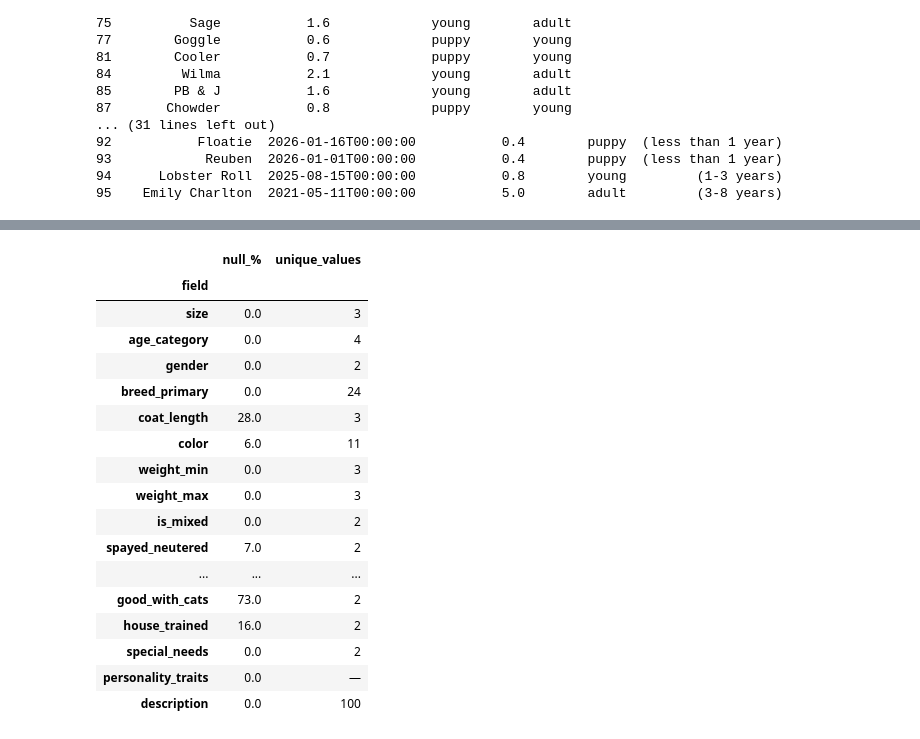
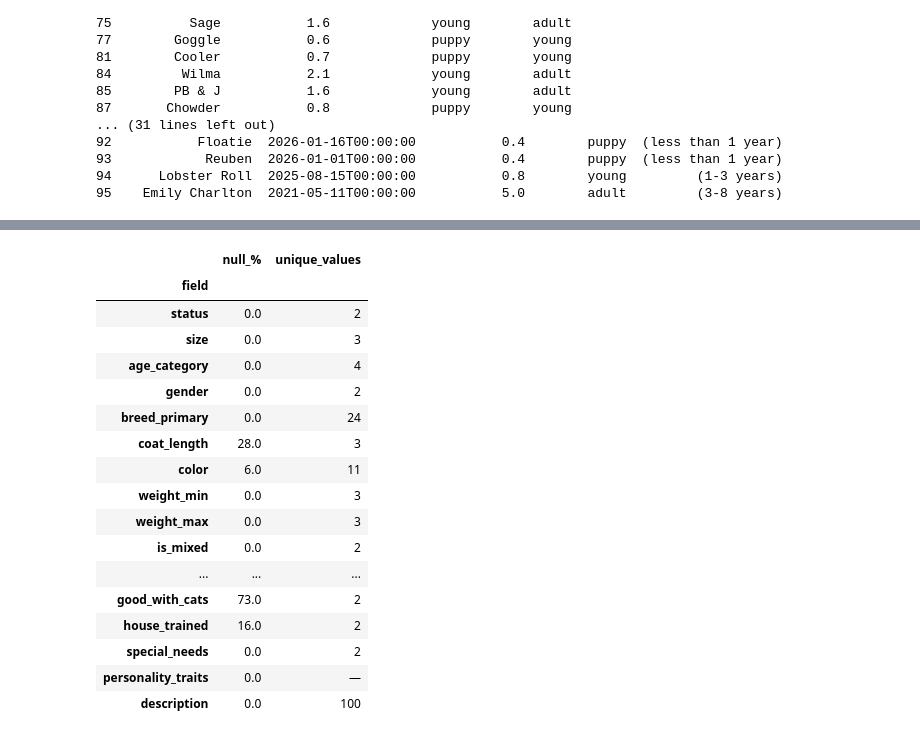
Before and after one commit to shrutiagarwal28/fetchr, a Jupyter notebook: audit.ipynb, the cells around one changed output, grey strips where cells are left out. Drawn from its saved outputs; the diff is of its cells as text; code cells hidden in the pictures.

```diff
--- a/audit.ipynb
+++ b/audit.ipynb
@@ -648,24 +654,26 @@ SQLite is unblocking for data collection, but Postgres + pgvector is required be
 See `notes/expansion-plan.md`.
 # %%
 feature_fields = [
+    'status',
     'size', 'age_category', 'gender', 'breed_primary', 'coat_length', 'color',
     'weight_min', 'weight_max', 'is_mixed', 'spayed_neutered', 'vaccinated',
     'good_with_kids', 'good_with_dogs', 'good_with_cats',
     'house_trained', 'special_needs',
     'personality_traits', 'description',
 ]
 
 summary_rows = []
 for field in feature_fields:
     null_pct = df[field].isnull().sum() / len(df) * 100
     is_list = df[field].apply(lambda x: isinstance(x, list)).any()
     unique = '—' if is_list else df[field].nunique()
     summary_rows.append({'field': field, 'null_%': round(null_pct, 1), 'unique_values': unique})
 
 pd.DataFrame(summary_rows).set_index('field')
 # %% [output]
 |  | null_% | unique_values |
 | field |  |  |
+| status | 0.0 | 2 |
 | size | 0.0 | 3 |
 | age_category | 0.0 | 4 |
 | gender | 0.0 | 2 |
@@ -675,7 +683,6 @@ pd.DataFrame(summary_rows).set_index('field')
 | weight_min | 0.0 | 3 |
 | weight_max | 0.0 | 3 |
 | is_mixed | 0.0 | 2 |
-| spayed_neutered | 7.0 | 2 |
 | ... | ... | ... |
 | good_with_cats | 73.0 | 2 |
 | house_trained | 16.0 | 2 |
```
Also changed, not shown: parts of 3 cells of this notebook.
